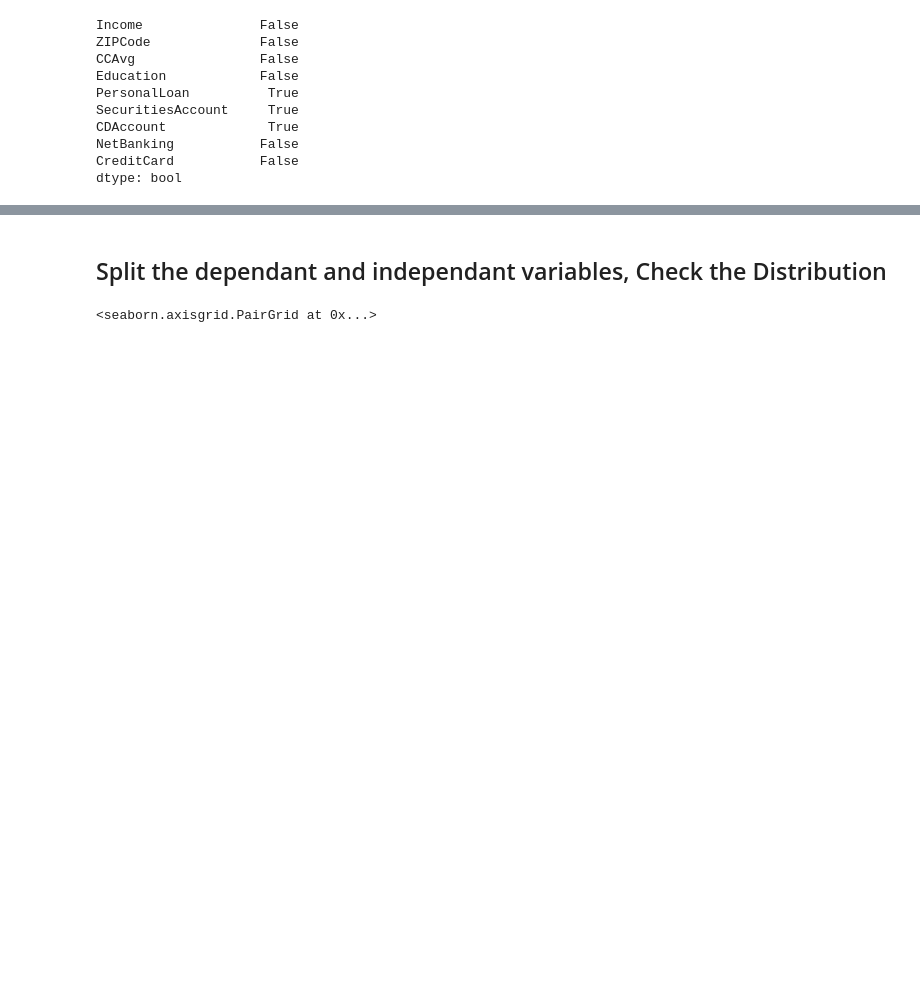
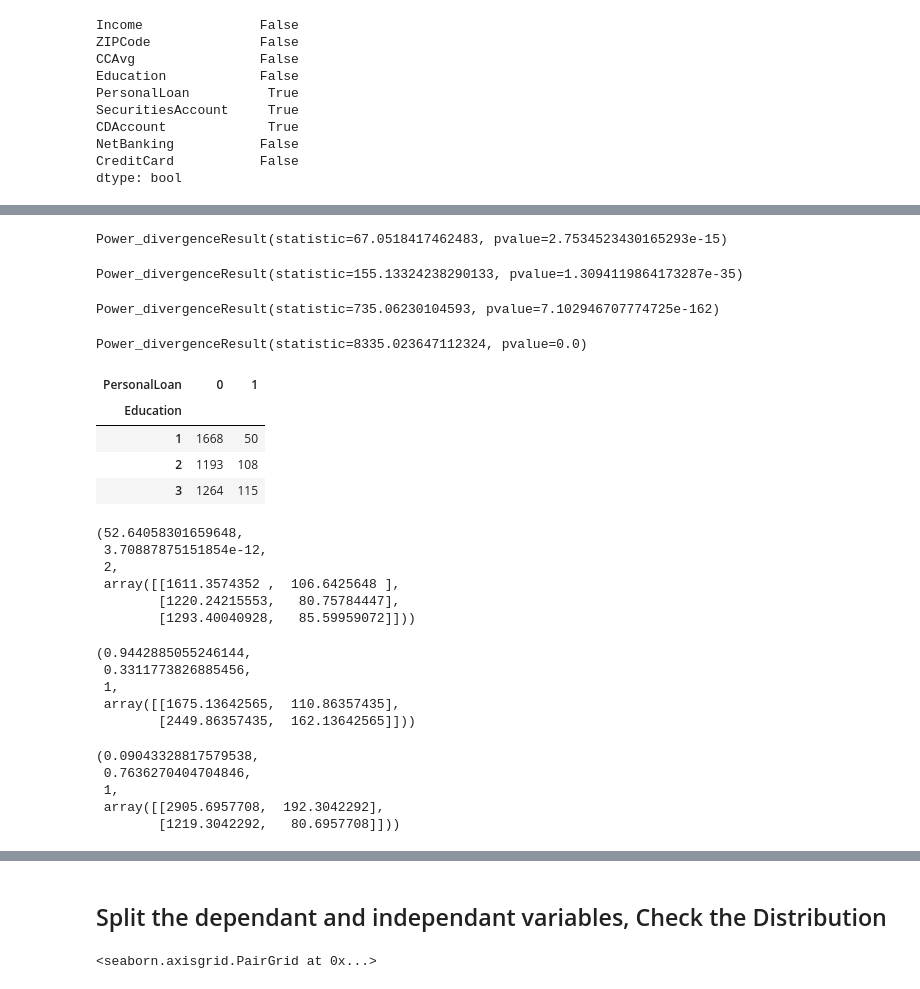
Before and after one commit to ruchithareja/supervised-learning-project-saransathy, a Jupyter notebook: Bank Personal Loan Modelling - Part1.ipynb, the cells around one changed output, grey strips where cells are left out. Drawn from its saved outputs; the diff is of its cells as text; code cells hidden in the pictures; blank space fills up the shorter version.

```diff
--- a/Bank Personal Loan Modelling - Part1.ipynb
+++ b/Bank Personal Loan Modelling - Part1.ipynb
@@ -418,0 +435,77 @@ dtype: bool
+# %%
+stats.chisquare(bpl_corr["Education"].value_counts())
+#The p-value < 0.05 hence we conclude that Atleast one of the proportions differs
+# %% [output]
+Power_divergenceResult(statistic=67.0518417462483, pvalue=2.7534523430165293e-15)
+# %%
+stats.chisquare(bpl_corr["NetBanking"].value_counts())
+# %% [output]
+Power_divergenceResult(statistic=155.13324238290133, pvalue=1.3094119864173287e-35)
+# %%
+stats.chisquare(bpl_corr["CreditCard"].value_counts())
+# %% [output]
+Power_divergenceResult(statistic=735.06230104593, pvalue=7.102946707774725e-162)
+# %%
+stats.chisquare(bpl_corr["ZIPCode"].value_counts())
+# %% [output]
+Power_divergenceResult(statistic=8335.023647112324, pvalue=0.0)
+# %%
+# Goodness of Fit Test between 2 categorical variables
+
+# H0: The two categorical variables are independent
+# Ha: The two categorical variables are dependent
+
+# Creating contingency table
+cont = pd.crosstab(bpl_corr['Education'],bpl_corr['PersonalLoan'])
+cont
+# %% [output]
+| PersonalLoan | 0 | 1 |
+| Education |  |  |
+| 1 | 1668 | 50 |
+| 2 | 1193 | 108 |
+| 3 | 1264 | 115 |
+# %%
+stats.chi2_contingency(cont)
+
+#The p-value < 0.05 hence I conclude that the 2 categorical variables are dependent
+# %% [output]
+(52.64058301659648,
+ 3.70887875151854e-12,
+ 2,
+ array([[1611.3574352 ,  106.6425648 ],
+        [1220.24215553,   80.75784447],
+        [1293.40040928,   85.59959072]]))
+# %%
+# Goodness of Fit Test between 2 categorical variables
+
+# H0: The two categorical variables are independent
+# Ha: The two categorical variables are dependent
+
+# Creating contingency table
+cont = pd.crosstab(bpl_corr['NetBanking'],bpl_corr['PersonalLoan'])
+stats.chi2_contingency(cont)
+
+#The p-value > 0.05 hence I conclude that the 2 categorical variables are indpendent
+# %% [output]
+(0.9442885055246144,
+ 0.3311773826885456,
+ 1,
+ array([[1675.13642565,  110.86357435],
+        [2449.86357435,  162.13642565]]))
+# %%
+# Goodness of Fit Test between 2 categorical variables
+
+# H0: The two categorical variables are independent
+# Ha: The two categorical variables are dependent
+
+# Creating contingency table
+cont = pd.crosstab(bpl_corr['CreditCard'],bpl_corr['PersonalLoan'])
+stats.chi2_contingency(cont)
+
+#The p-value > 0.05 hence I conclude that the 2 categorical variables are indpendent
+# %% [output]
+(0.09043328817579538,
+ 0.7636270404704846,
+ 1,
+ array([[2905.6957708,  192.3042292],
+        [1219.3042292,   80.6957708]]))
```
Also changed, not shown: parts of 65 cells of this notebook, 1 other file.
